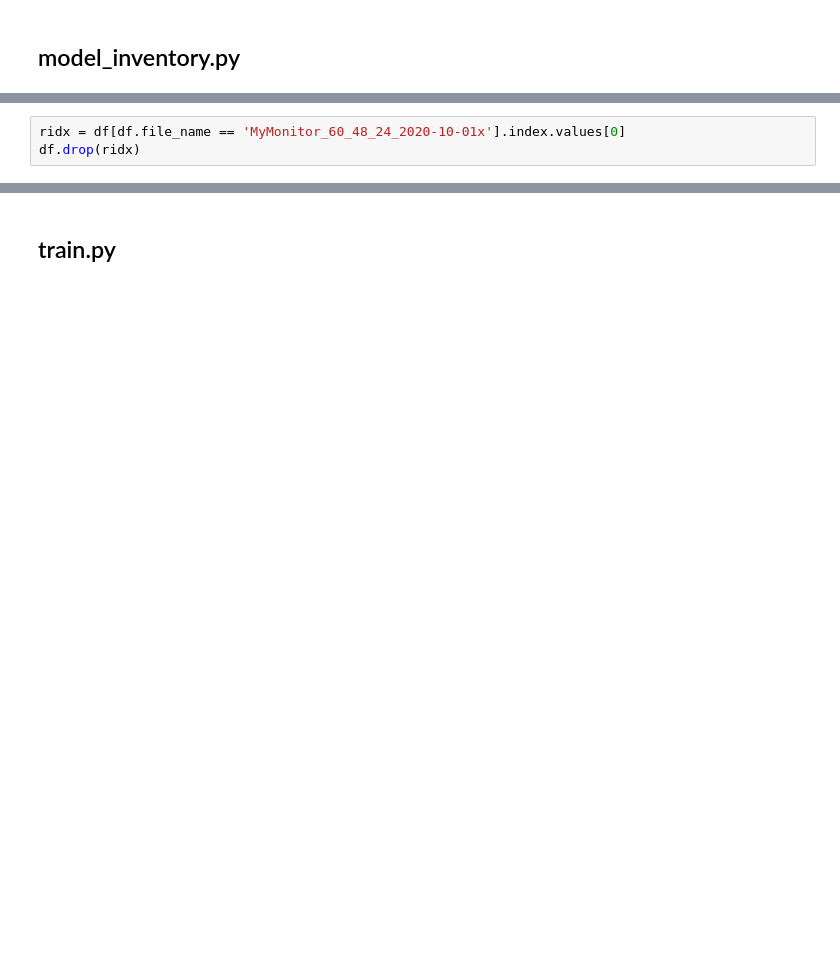
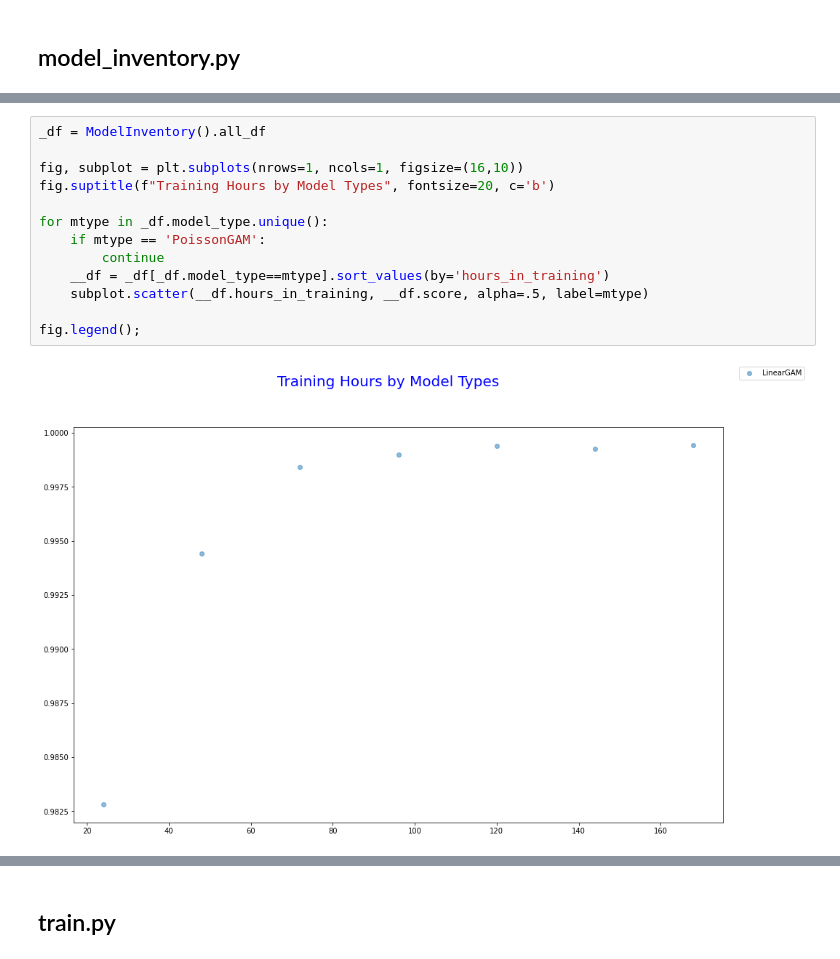
Before and after one commit to mcdomx/monitor, a Jupyter notebook: notebooks/monitor_forecastingv2.ipynb, the cells around one changed output, grey strips where cells are left out. Cells and saved outputs as stored; diff of their text form; blank space fills up the shorter version.

```diff
--- a/notebooks/monitor_forecastingv2.ipynb
+++ b/notebooks/monitor_forecastingv2.ipynb
@@ -468,3 +465,0 @@ df
-# %%
-ridx = df[df.file_name == 'MyMonitor_60_48_24_2020-10-01x'].index.values[0]
-df.drop(ridx)
@@ -478,0 +692,15 @@ df
+# %%
+_df = ModelInventory().all_df
+
+fig, subplot = plt.subplots(nrows=1, ncols=1, figsize=(16,10))
+fig.suptitle(f"Training Hours by Model Types", fontsize=20, c='b')
+
+for mtype in _df.model_type.unique():
+    if mtype == 'PoissonGAM':
+        continue
+    __df = _df[_df.model_type==mtype].sort_values(by='hours_in_training')
+    subplot.scatter(__df.hours_in_training, __df.score, alpha=.5, label=mtype)
+
+fig.legend();
+# %% [output]
+[figure, added]
```
Also changed, not shown: parts of 59 cells of this notebook, 3 other files.
